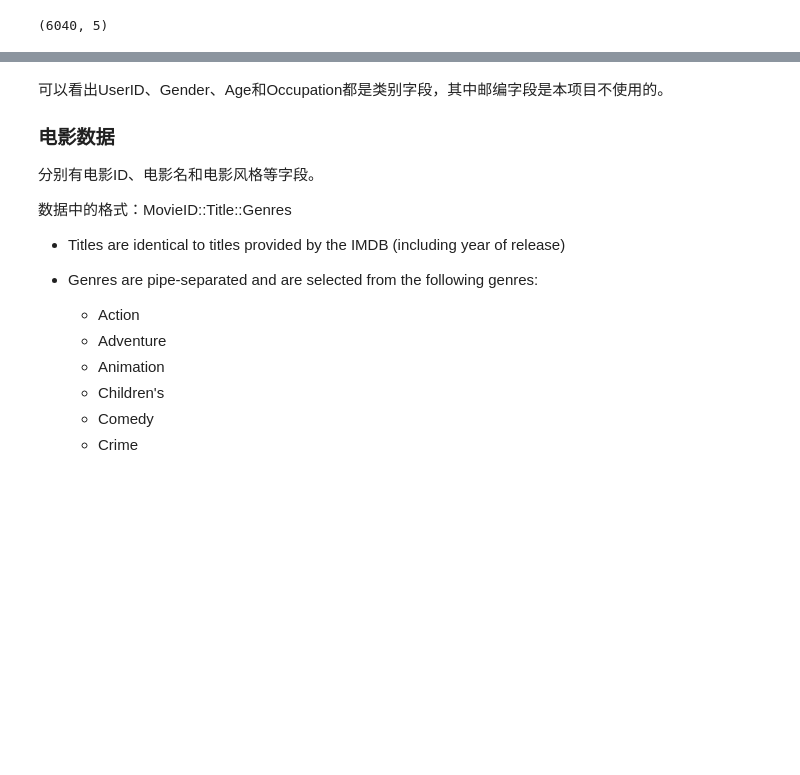
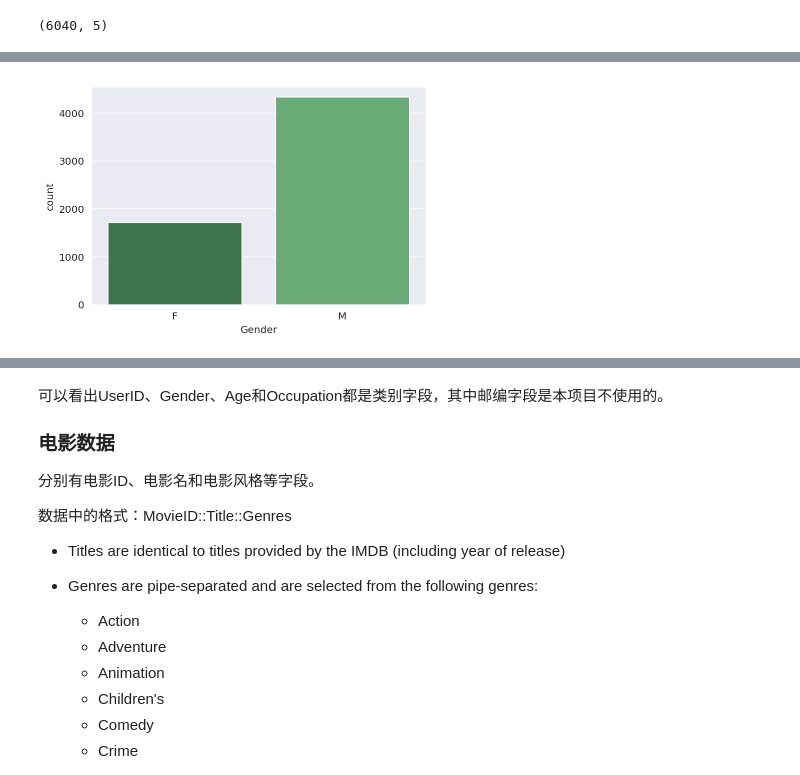
Before and after one commit to miaopei/MachineLearning, a Jupyter notebook: uda_project/P7/RecommendedSystem/recommender_report.ipynb, the cells around one changed output, grey strips where cells are left out. Saved outputs shown, nothing was run; the diff lists cells and outputs as text; code cells hidden in the pictures; blank space fills up the shorter version.

```diff
--- a/uda_project/P7/RecommendedSystem/recommender_report.ipynb
+++ b/uda_project/P7/RecommendedSystem/recommender_report.ipynb
@@ -188,0 +188,4 @@ ValueError: Could not interpret input 'Type'
+# %%
+sns.countplot(x="Gender", data=users, palette="Greens_d");
+# %% [output]
+[figure, added]
```
Also changed, not shown: parts of 6 cells of this notebook, 1 other file.
